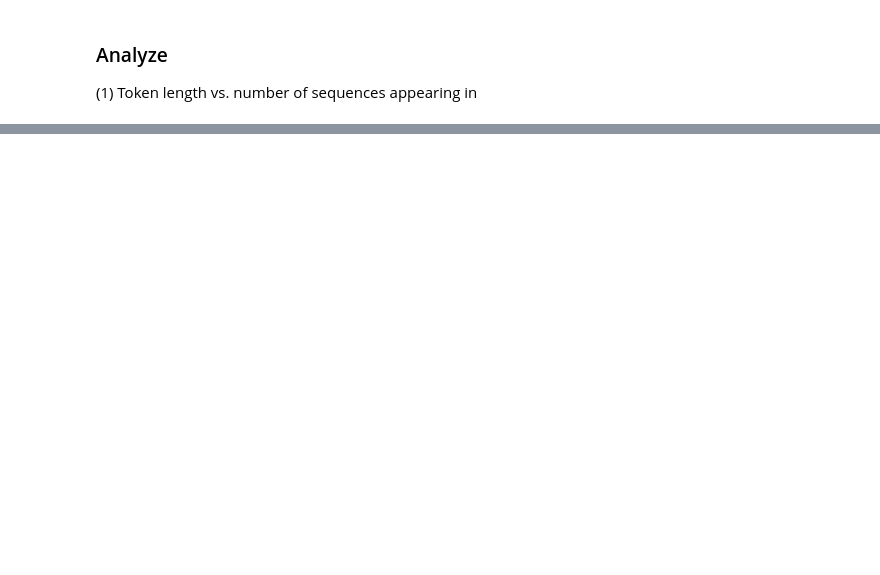
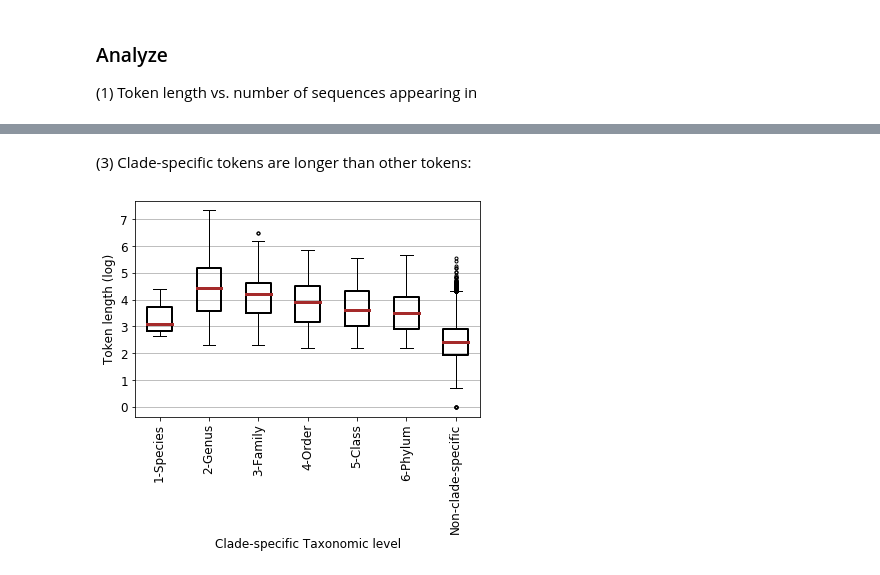
Before and after one commit to shaharazulay/dna-bert, a Jupyter notebook: dna_bert/tokens_biology_analysis.ipynb, the cells around one changed output, grey strips where cells are left out. Cells and saved outputs as stored; diff of their text form; code cells hidden in the pictures; blank space fills up the shorter version.

```diff
--- a/dna_bert/tokens_biology_analysis.ipynb
+++ b/dna_bert/tokens_biology_analysis.ipynb
@@ -434,0 +545,20 @@ ax.set_ylabel('Token length')
+# %% [markdown]
+(3) Clade-specific tokens are longer than other tokens:
+# %%
+token_stats_bpe2['clade_specific_level'] = token_stats_bpe2['clade_specific_level'].fillna(value='Non-clade-specific')
+token_stats_bpe2['token_length_log'] = np.log(token_stats_bpe2['token_length'])
+bp = token_stats_bpe2.boxplot(column=['token_length_log'],
+                              by=['clade_specific_level'],
+                              boxprops=dict(linewidth=2),
+                              medianprops=dict(linewidth=3),
+                              flierprops = dict(markersize=3),
+                              color = dict(whiskers='black',caps='black',medians='brown',boxes='black'))
+plt.xlabel("Clade-specific Taxonomic level")
+plt.ylabel("Token length (log)")
+bp.get_figure().suptitle("")
+bp.get_figure().gca().set_title("")
+plt.xticks(rotation=90)
+plt.grid(b=None, axis = 'x')
+plt.show()
+# %% [output]
+[figure, added]
```
Also changed, not shown: parts of 18 cells of this notebook.
